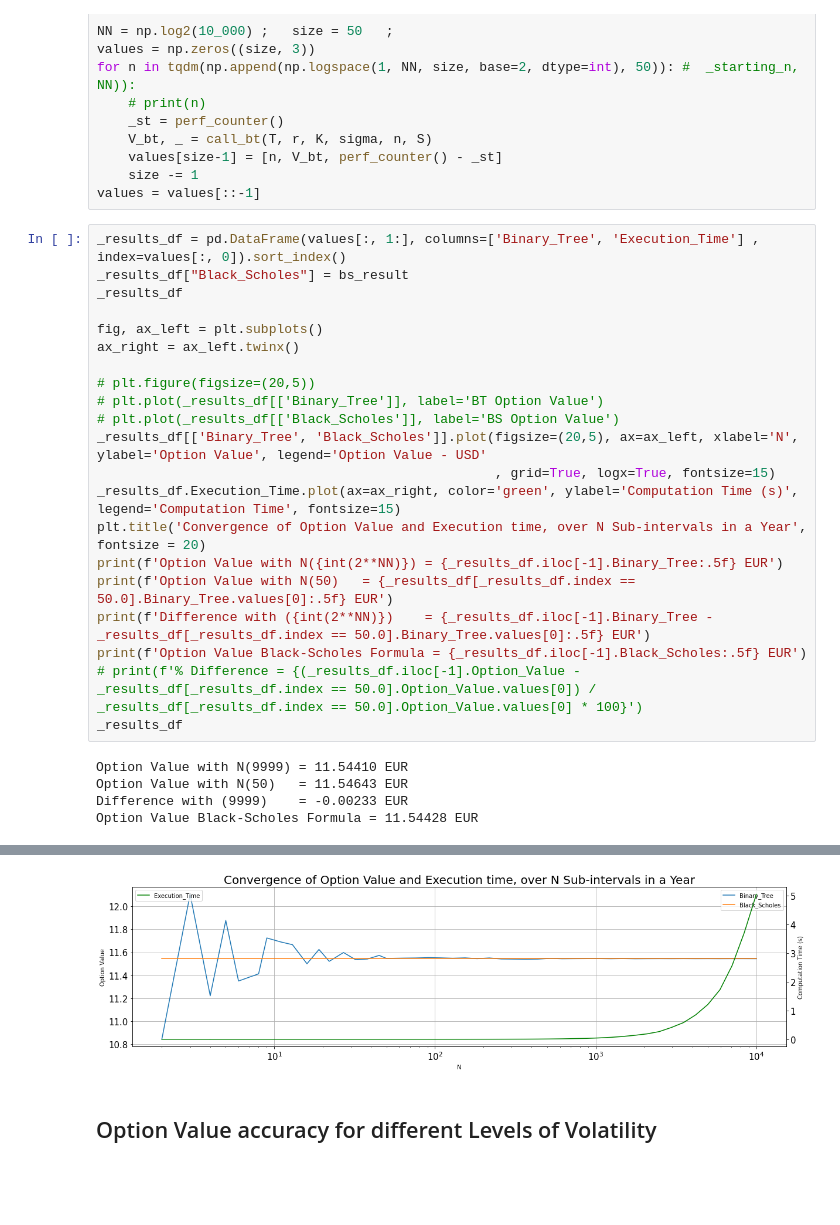
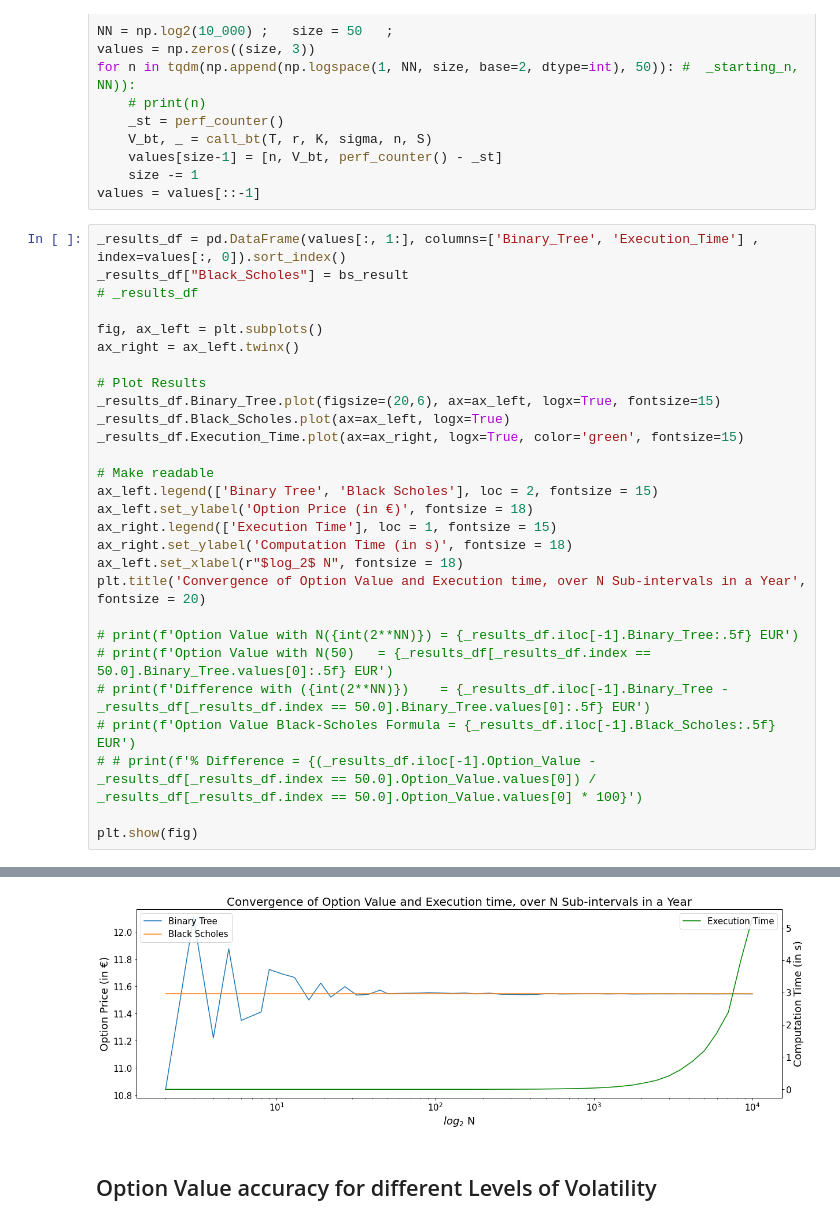
Before and after one commit to ithakis/UvA-Computational-Finance, a Jupyter notebook: Part 2.ipynb, the cells around one changed output, grey strips where cells are left out. Saved outputs shown, nothing was run; the diff lists cells and outputs as text; blank space fills up the shorter version.

Commit message:
More figures changed

```diff
--- a/Part 2.ipynb
+++ b/Part 2.ipynb
@@ -181,26 +181,29 @@ values = values[::-1]
 # %%
 _results_df = pd.DataFrame(values[:, 1:], columns=['Binary_Tree', 'Execution_Time'] , index=values[:, 0]).sort_index()
 _results_df["Black_Scholes"] = bs_result
-_results_df
+# _results_df
 
 fig, ax_left = plt.subplots()
 ax_right = ax_left.twinx()
 
-# plt.figure(figsize=(20,5))
-# plt.plot(_results_df[['Binary_Tree']], label='BT Option Value')
-# plt.plot(_results_df[['Black_Scholes']], label='BS Option Value')
-_results_df[['Binary_Tree', 'Black_Scholes']].plot(figsize=(20,5), ax=ax_left, xlabel='N', ylabel='Option Value', legend='Option Value - USD'
-                                                   , grid=True, logx=True, fontsize=15)
-_results_df.Execution_Time.plot(ax=ax_right, color='green', ylabel='Computation Time (s)', legend='Computation Time', fontsize=15)
+# Plot Results
+_results_df.Binary_Tree.plot(figsize=(20,6), ax=ax_left, logx=True, fontsize=15)
+_results_df.Black_Scholes.plot(ax=ax_left, logx=True)
+_results_df.Execution_Time.plot(ax=ax_right, logx=True, color='green', fontsize=15)
+
+# Make readable
+ax_left.legend(['Binary Tree', 'Black Scholes'], loc = 2, fontsize = 15)
+ax_left.set_ylabel('Option Price (in €)', fontsize = 18)
+ax_right.legend(['Execution Time'], loc = 1, fontsize = 15)
+ax_right.set_ylabel('Computation Time (in s)', fontsize = 18)
+ax_left.set_xlabel(r"$log_2$ N", fontsize = 18)
 plt.title('Convergence of Option Value and Execution time, over N Sub-intervals in a Year', fontsize = 20)
-print(f'Option Value with N({int(2**NN)}) = {_results_df.iloc[-1].Binary_Tree:.5f} EUR')
-print(f'Option Value with N(50)   = {_results_df[_results_df.index == 50.0].Binary_Tree.values[0]:.5f} EUR')
-print(f'Difference with ({int(2**NN)})    = {_results_df.iloc[-1].Binary_Tree - _results_df[_results_df.index == 50.0].Binary_Tree.values[0]:.5f} EUR')
-print(f'Option Value Black-Scholes Formula = {_results_df.iloc[-1].Black_Scholes:.5f} EUR')
-# print(f'% Difference = {(_results_df.iloc[-1].Option_Value - _results_df[_results_df.index == 50.0].Option_Value.values[0]) / _results_df[_results_df.index == 50.0].Option_Value.values[0] * 100}')
-_results_df
+
+# print(f'Option Value with N({int(2**NN)}) = {_results_df.iloc[-1].Binary_Tree:.5f} EUR')
+# print(f'Option Value with N(50)   = {_results_df[_results_df.index == 50.0].Binary_Tree.values[0]:.5f} EUR')
+# print(f'Difference with ({int(2**NN)})    = {_results_df.iloc[-1].Binary_Tree - _results_df[_results_df.index == 50.0].Binary_Tree.values[0]:.5f} EUR')
+# print(f'Option Value Black-Scholes Formula = {_results_df.iloc[-1].Black_Scholes:.5f} EUR')
+# # print(f'% Difference = {(_results_df.iloc[-1].Option_Value - _results_df[_results_df.index == 50.0].Option_Value.values[0]) / _results_df[_results_df.index == 50.0].Option_Value.values[0] * 100}')
+
+plt.show(fig)
 # %% [output]
-Option Value with N(9999) = 11.54410 EUR
-Option Value with N(50)   = 11.54643 EUR
-Difference with (9999)    = -0.00233 EUR
-Option Value Black-Scholes Formula = 11.54428 EUR
@@ -224,4 +210,4 @@ Option Value Black-Scholes Formula = 11.54428 EUR
-[figure, old version]
+[figure, new version]
 # %% [markdown]
 ## Option Value accuracy for different Levels of Volatility
 # %%
```
Also changed, not shown: parts of 6 cells of this notebook.
